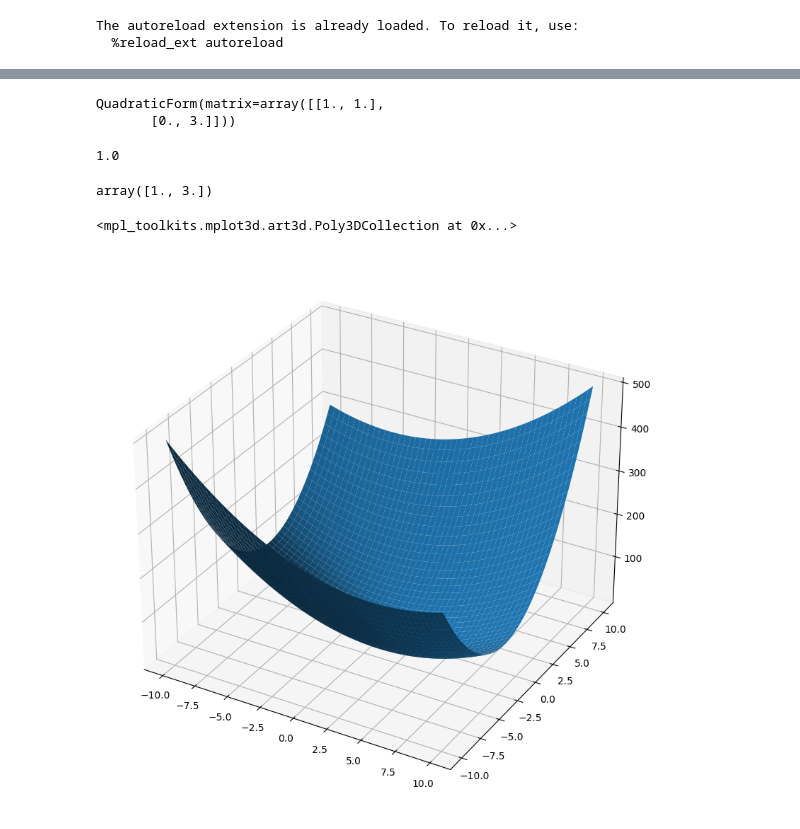
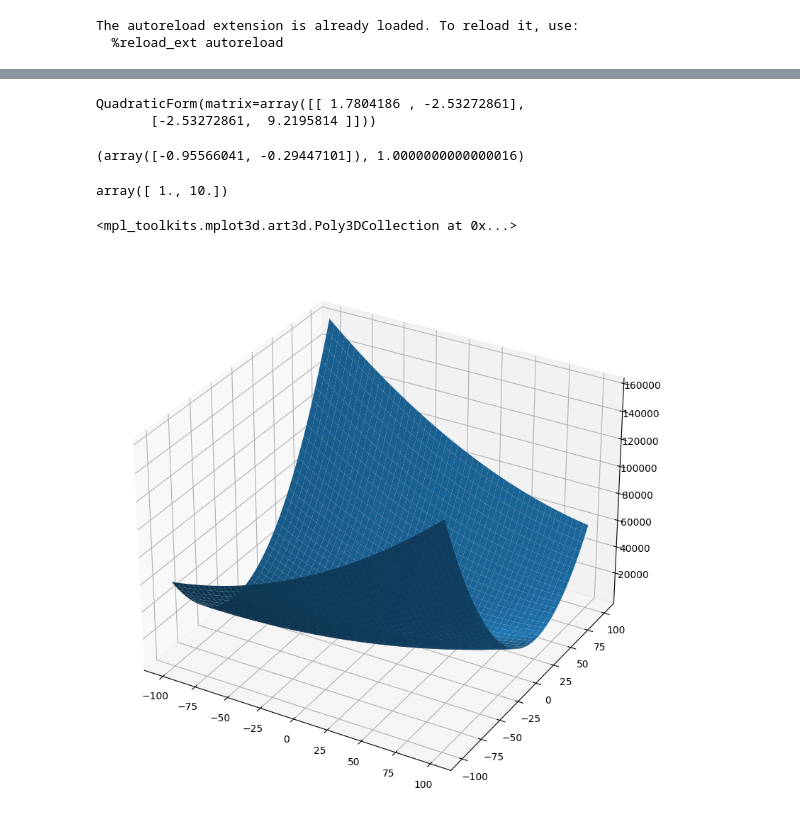
Before and after one commit to spanish-inquisition-optimization/GradientDescent, a Jupyter notebook: part_5.ipynb, the cells around one changed output, grey strips where cells are left out. Drawn from its saved outputs; the diff is of its cells as text; code cells hidden in the pictures.

Commit message:
Use only orthogonal transformations for matrix generator, show function performance in logarithmic space

```diff
--- a/part_5.ipynb
+++ b/part_5.ipynb
@@ -86,18 +81,26 @@ qf_2d = generate_positive_definite_quadratic_form(2, 3, lambda _n: np.c_[v1, v2]
+# %%
+basis = random_orthonormal_basis(2)
+
+v1 = basis[:, 0]
+v2 = basis[:, 1]
+
+qf_2d = generate_positive_definite_quadratic_form(2, 10, lambda _n: basis)
 # %%
 qf_2d
 # %% [output]
-QuadraticForm(matrix=array([[1., 1.],
-       [0., 3.]]))
+QuadraticForm(matrix=array([[ 1.7804186 , -2.53272861],
+       [-2.53272861,  9.2195814 ]]))
-# %%
-qf_2d(v1)
-# %% [output]
-1.0
+# %%
+v1, qf_2d(v1)
+# %% [output]
+(array([-0.95566041, -0.29447101]), 1.0000000000000016)
 # %%
 np.sort(np.linalg.eigvals(qf_2d.matrix))
 # %% [output]
-array([1., 3.])
+array([ 1., 10.])
-# %%
-visualize_function_3d(qf_2d, SearchRegion2d((-10, 10), (-10, 10)))
-# %% [output]
-<mpl_toolkits.mplot3d.art3d.Poly3DCollection at 0x...>
-[figure, removed]
+# %%
+roi = SearchRegion2d((-100, 100), (-100, 100))
+visualize_function_3d(qf_2d, roi)
+# %% [output]
+<mpl_toolkits.mplot3d.art3d.Poly3DCollection at 0x...>
+[figure, added]
```
Also changed, not shown: parts of 8 cells of this notebook, 3 other files.
